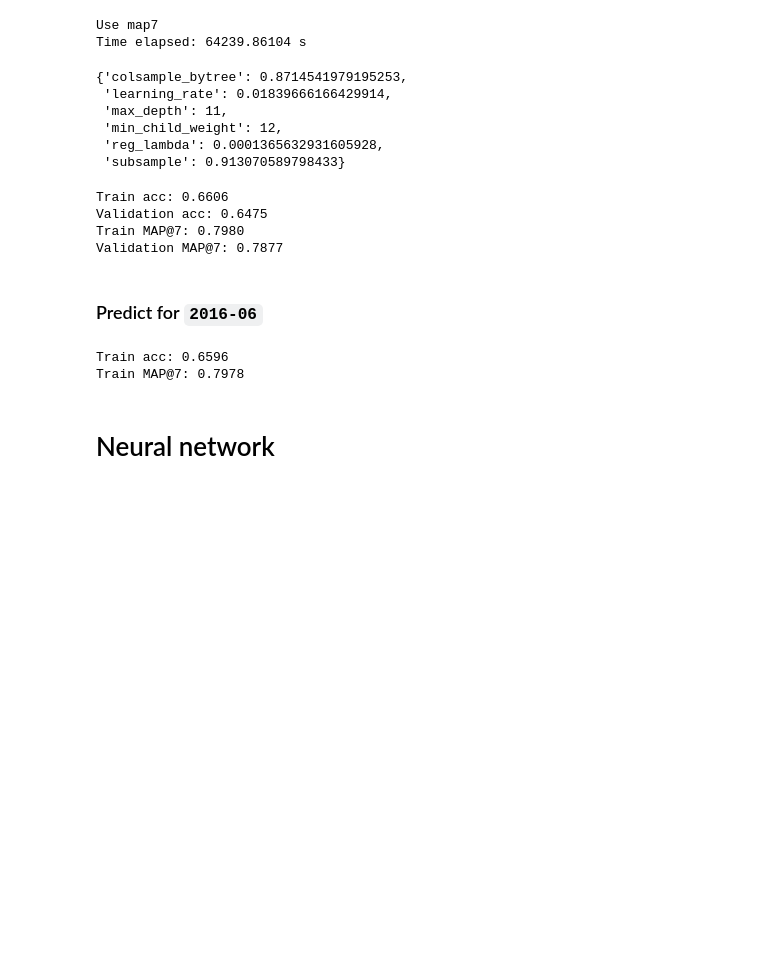
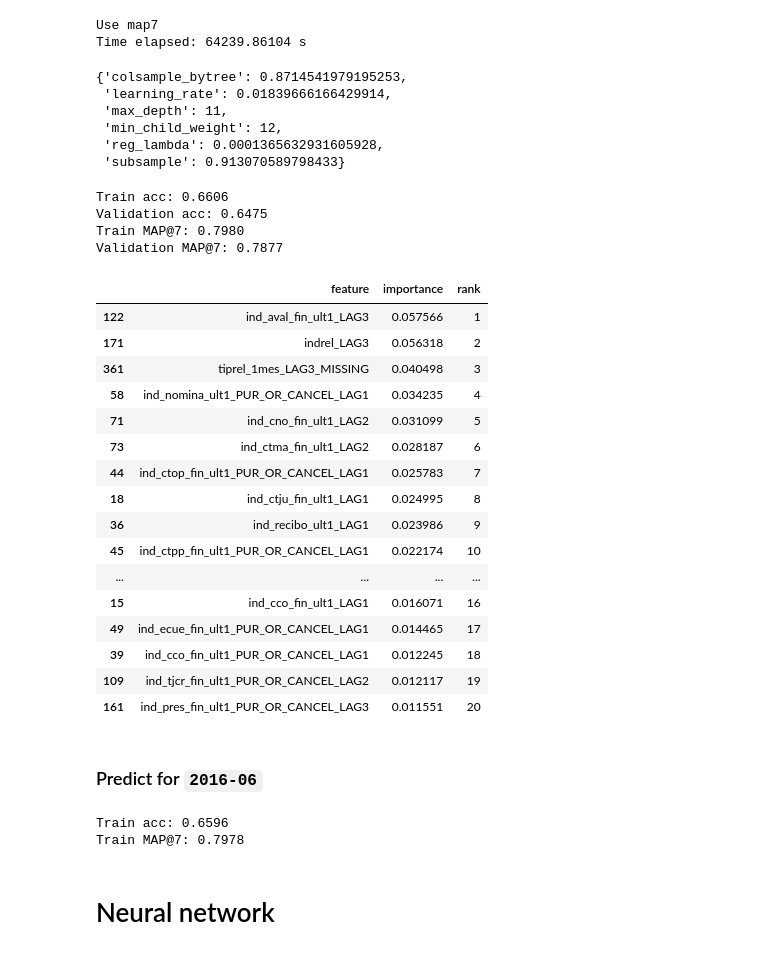
Before and after one commit to nguyentrunghai/Kaggle_projects, a Jupyter notebook: Santander_Product_Recomendation/ML_models.ipynb, the cells around one changed output. Saved outputs shown, nothing was run; the diff lists cells and outputs as text; code cells hidden in the pictures; blank space fills up the shorter version.

```diff
--- a/Santander_Product_Recomendation/ML_models.ipynb
+++ b/Santander_Product_Recomendation/ML_models.ipynb
@@ -285,6 +285,18 @@ def write_submit(y_prob, target_labels, ncodpers, filepath, k=7):
 
     sub_df.to_csv(filepath, index=False)
     return None
+# %%
+def feature_importance_df(estimator, features):
+    """
+    :param estimator: an estimator object that has feature_importances_ attribute
+    :param features: list of str, list of feature names
+    :return: feature_imp, dataframe
+    """
+    feature_imp = pd.DataFrame({"feature": features, "importance": estimator.feature_importances_})
+    feature_imp = feature_imp.sort_values(by=["importance"], ascending=False)
+
+    feature_imp["rank"] = np.arange(feature_imp.shape[0]) + 1
+    return feature_imp
 # %%
 def whole_to_int(a_dict):
     new_dict = copy.deepcopy(a_dict)
@@ -732,6 +744,7 @@ X_val = ud_le.transform(X_val)
 X_test = ud_le.transform(X_test)
 print(X_train.shape, X_val.shape, X_test.shape)
 
+features = ud_le._features
 
 X_train.shape, X_val.shape, X_test.shape
 # %% [output]
@@ -787,12 +800,20 @@ Time elapsed: 64239.86104 s
  'reg_lambda': 0.0001365632931605928,
  'subsample': 0.913070589798433}
 # %%
-{'colsample_bytree': 0.8714541979195253,
+best_params = {'colsample_bytree': 0.8714541979195253,
  'learning_rate': 0.01839666166429914,
  'max_depth': 11,
  'min_child_weight': 12,
  'reg_lambda': 0.0001365632931605928,
  'subsample': 0.913070589798433}
+
+params_fixed = {
+    "objective": "multi:softmax",
+    "booster": "gbtree",
+    "tree_method": "gpu_hist",
+    "predictor": "gpu_predictor",
+    "n_estimators": 500
+}
 # %%
 xgb = XGBClassifier(**params_fixed, **best_params)
 xgb.fit(X_train, y_train)
@@ -817,6 +838,28 @@ Train acc: 0.6606
 Validation acc: 0.6475
 Train MAP@7: 0.7980
 Validation MAP@7: 0.7877
+# %%
+feat_imp = feature_importance_df(xgb, features)
+# %%
+feat_imp.head(20)
+# %% [output]
+|  | feature | importance | rank |
+| 122 | ind_aval_fin_ult1_LAG3 | 0.057566 | 1 |
+| 171 | indrel_LAG3 | 0.056318 | 2 |
+| 361 | tiprel_1mes_LAG3_MISSING | 0.040498 | 3 |
+| 58 | ind_nomina_ult1_PUR_OR_CANCEL_LAG1 | 0.034235 | 4 |
+| 71 | ind_cno_fin_ult1_LAG2 | 0.031099 | 5 |
+| 73 | ind_ctma_fin_ult1_LAG2 | 0.028187 | 6 |
+| 44 | ind_ctop_fin_ult1_PUR_OR_CANCEL_LAG1 | 0.025783 | 7 |
+| 18 | ind_ctju_fin_ult1_LAG1 | 0.024995 | 8 |
+| 36 | ind_recibo_ult1_LAG1 | 0.023986 | 9 |
+| 45 | ind_ctpp_fin_ult1_PUR_OR_CANCEL_LAG1 | 0.022174 | 10 |
+| ... | ... | ... | ... |
+| 15 | ind_cco_fin_ult1_LAG1 | 0.016071 | 16 |
+| 49 | ind_ecue_fin_ult1_PUR_OR_CANCEL_LAG1 | 0.014465 | 17 |
+| 39 | ind_cco_fin_ult1_PUR_OR_CANCEL_LAG1 | 0.012245 | 18 |
+| 109 | ind_tjcr_fin_ult1_PUR_OR_CANCEL_LAG2 | 0.012117 | 19 |
+| 161 | ind_pres_fin_ult1_PUR_OR_CANCEL_LAG3 | 0.011551 | 20 |
 # %% [markdown]
 ### Predict for `2016-06`
 # %%
```
